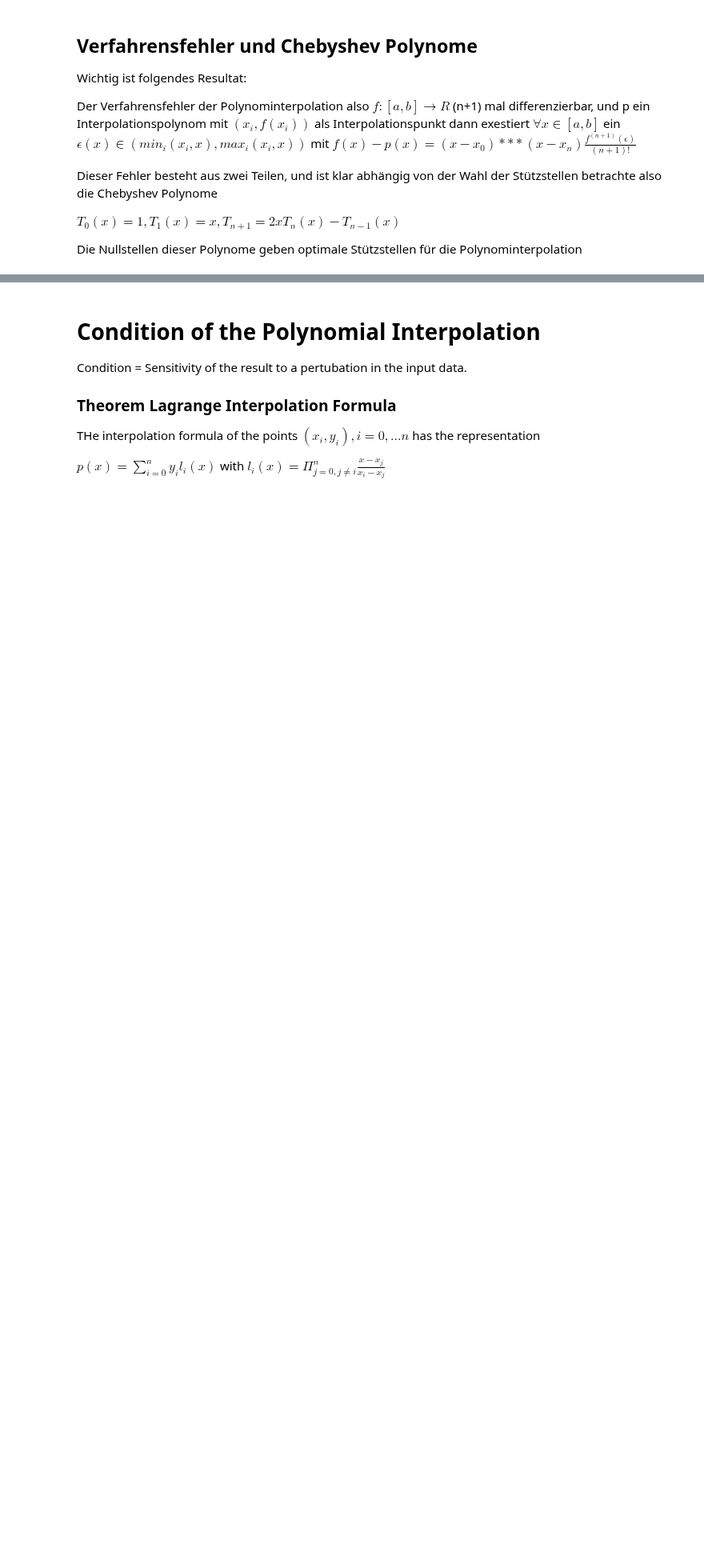
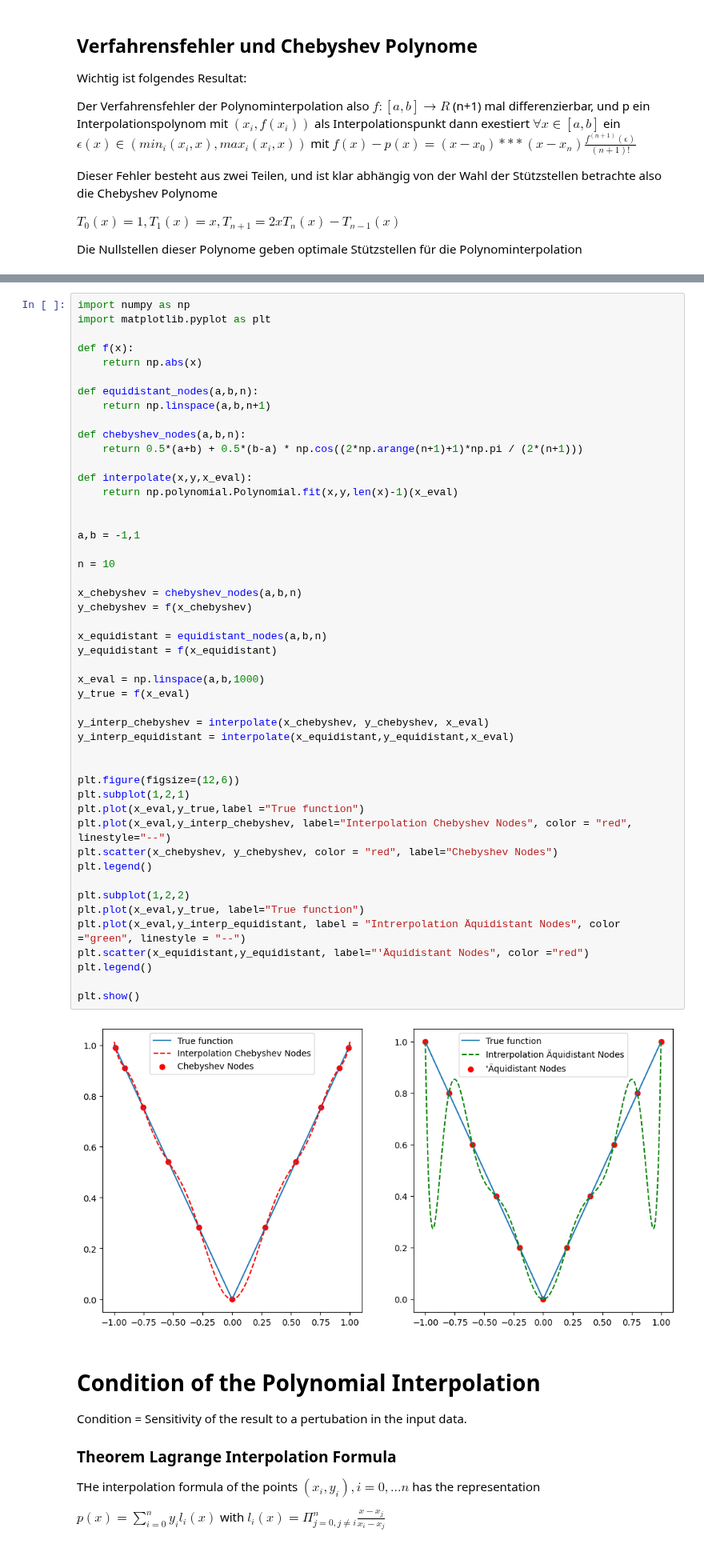
Before and after one commit to LukasMeinschad/Studium, a Jupyter notebook: Mathe/Numerik/VO/polynomial_interpolation.ipynb, the cells around one changed output, grey strips where cells are left out. Shown at 80% size. Cells and saved outputs as stored; diff of their text form; blank space fills up the shorter version.

```diff
--- a/Mathe/Numerik/VO/polynomial_interpolation.ipynb
+++ b/Mathe/Numerik/VO/polynomial_interpolation.ipynb
@@ -313,3 +319,53 @@ Die Nullstellen dieser Polynome geben optimale Stützstellen für die Polynomint
+# %%
+import numpy as np
+import matplotlib.pyplot as plt
+
+def f(x):
+    return np.abs(x)
+
+def equidistant_nodes(a,b,n):
+    return np.linspace(a,b,n+1)
+
+def chebyshev_nodes(a,b,n):
+    return 0.5*(a+b) + 0.5*(b-a) * np.cos((2*np.arange(n+1)+1)*np.pi / (2*(n+1)))
+
+def interpolate(x,y,x_eval):
+    return np.polynomial.Polynomial.fit(x,y,len(x)-1)(x_eval)
+
+
+a,b = -1,1
+
+n = 10
+
+x_chebyshev = chebyshev_nodes(a,b,n)
+y_chebyshev = f(x_chebyshev)
+
+x_equidistant = equidistant_nodes(a,b,n)
+y_equidistant = f(x_equidistant)
+
+x_eval = np.linspace(a,b,1000)
+y_true = f(x_eval)
+
+y_interp_chebyshev = interpolate(x_chebyshev, y_chebyshev, x_eval)
+y_interp_equidistant = interpolate(x_equidistant,y_equidistant,x_eval)
+
+
+plt.figure(figsize=(12,6))
+plt.subplot(1,2,1)
+plt.plot(x_eval,y_true,label ="True function")
+plt.plot(x_eval,y_interp_chebyshev, label="Interpolation Chebyshev Nodes", color = "red", linestyle="--")
+plt.scatter(x_chebyshev, y_chebyshev, color = "red", label="Chebyshev Nodes")
+plt.legend()
+
+plt.subplot(1,2,2)
+plt.plot(x_eval,y_true, label="True function")
+plt.plot(x_eval,y_interp_equidistant, label = "Intrerpolation Äquidistant Nodes", color ="green", linestyle = "--")
+plt.scatter(x_equidistant,y_equidistant, label="'Äquidistant Nodes", color ="red")
+plt.legend()
+
+plt.show()
+# %% [output]
+[figure, added]
 # %% [markdown]
 # Condition of the Polynomial Interpolation
 
```
Also changed, not shown: parts of 1 cell of this notebook, 30 other files.
